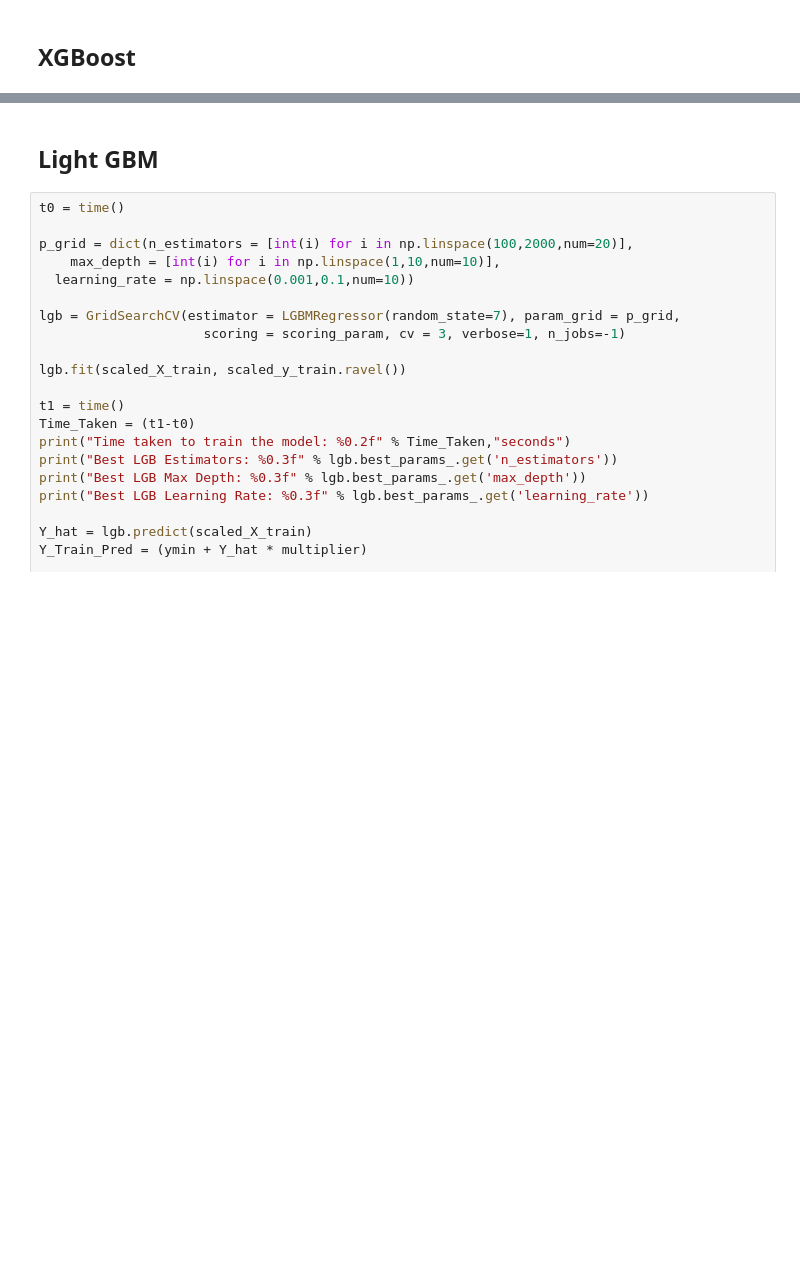
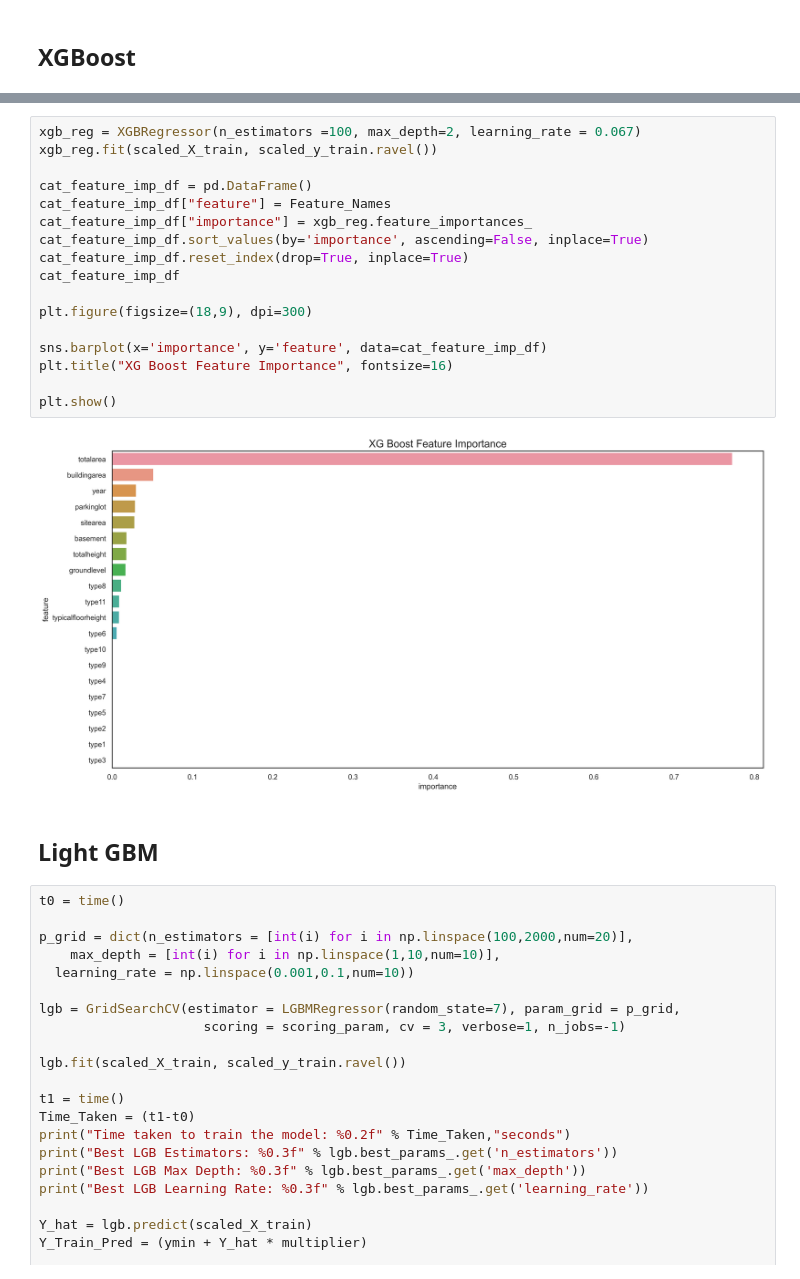
Before and after one commit to next-rebar/Machine-Learning, a Jupyter notebook: EnsembleModels.ipynb, the cells around one changed output, grey strips where cells are left out. Saved outputs shown, nothing was run; the diff lists cells and outputs as text; blank space fills up the shorter version.

```diff
--- a/EnsembleModels.ipynb
+++ b/EnsembleModels.ipynb
@@ -530,6 +601,25 @@ RMSE: 2148.135
 R-squared: 0.886
 MBE: -104.949
 ########################################
+# %%
+xgb_reg = XGBRegressor(n_estimators =100, max_depth=2, learning_rate = 0.067)
+xgb_reg.fit(scaled_X_train, scaled_y_train.ravel())
+
+cat_feature_imp_df = pd.DataFrame()
+cat_feature_imp_df["feature"] = Feature_Names
+cat_feature_imp_df["importance"] = xgb_reg.feature_importances_
+cat_feature_imp_df.sort_values(by='importance', ascending=False, inplace=True)
+cat_feature_imp_df.reset_index(drop=True, inplace=True)
+cat_feature_imp_df
+
+plt.figure(figsize=(18,9), dpi=300)
+
+sns.barplot(x='importance', y='feature', data=cat_feature_imp_df)
+plt.title("XG Boost Feature Importance", fontsize=16)
+
+plt.show()
+# %% [output]
+[figure, added]
 # %% [markdown]
 ## Light GBM
 # %%
```
Also changed, not shown: parts of 17 cells of this notebook.
